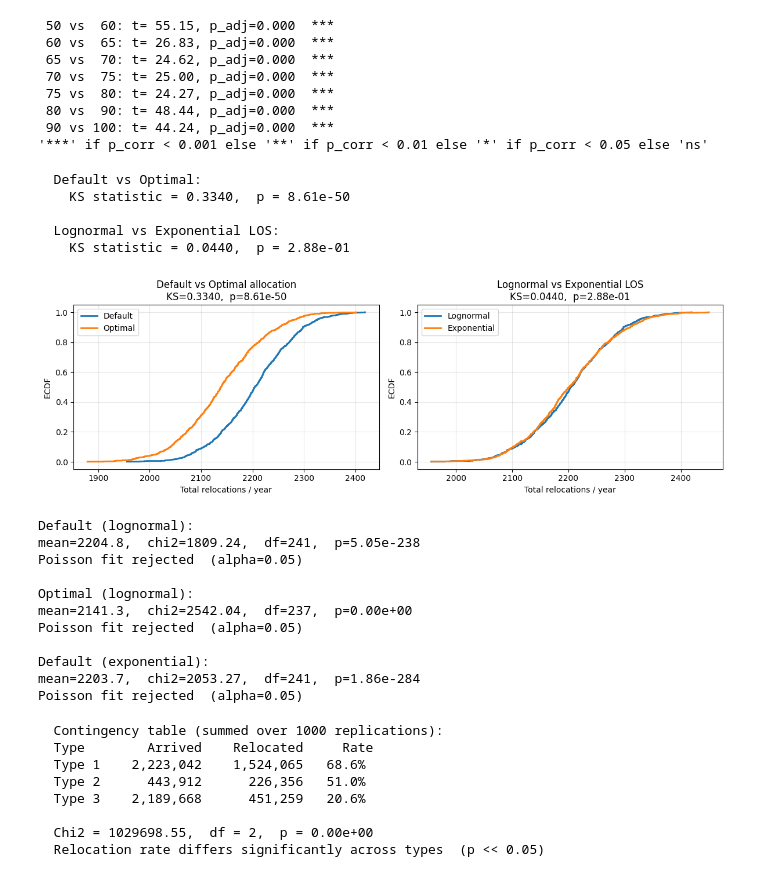
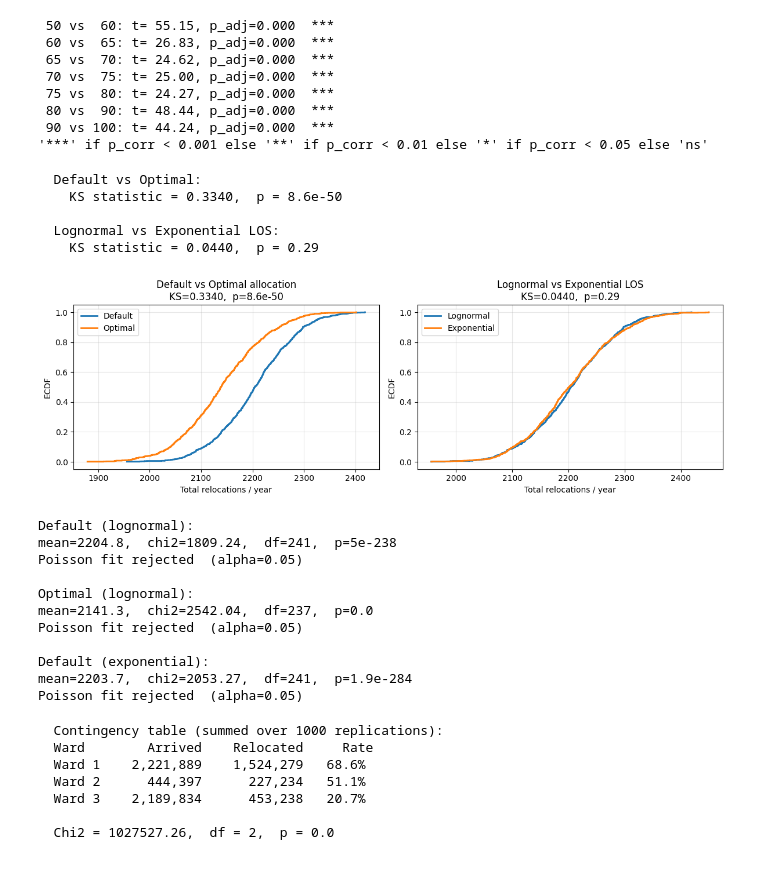
Before and after one commit to kris907j/Stochastic_sim, a Jupyter notebook: Project_2/Project_2_V.ipynb, the cells around one changed output. Cells and saved outputs as stored; diff of their text form; code cells hidden in the pictures.

```diff
--- a/Project_2/Project_2_V.ipynb
+++ b/Project_2/Project_2_V.ipynb
@@ -552,36 +541,36 @@ print("'***' if p_corr < 0.001 else '**' if p_corr < 0.01 else '*' if p_corr < 0
 # %%
 ks_stat, ks_p = stats.ks_2samp(raw_def, raw_opt)
 print(f"\n  Default vs Optimal:")
-print(f"    KS statistic = {ks_stat:.4f},  p = {ks_p:.2e}")
+print(f"    KS statistic = {ks_stat:.4f},  p = {ks_p:.2}")
 
 ks_stat, ks_p = stats.ks_2samp(raw_ln, raw_exp)
 print(f"\n  Lognormal vs Exponential LOS:")
-print(f"    KS statistic = {ks_stat:.4f},  p = {ks_p:.2e}")
+print(f"    KS statistic = {ks_stat:.4f},  p = {ks_p:.2}")
 
 fig, axes = plt.subplots(1, 2, figsize=(12, 4))
 
 for ax, (a, b, la, lb, title) in zip(axes, [
     (raw_def, raw_opt, 'Default', 'Optimal',      'Default vs Optimal allocation'),
     (raw_ln,  raw_exp, 'Lognormal', 'Exponential','Lognormal vs Exponential LOS'),
 ]):
     for sample, label in [(a, la), (b, lb)]:
         x = np.sort(sample)
         y = np.arange(1, len(x)+1) / len(x)
         ax.step(x, y, where='post', label=label, lw=2)
     ks, p = stats.ks_2samp(a, b)
     ax.set(xlabel='Total relocations / year', ylabel='ECDF',
-           title=f'{title}\nKS={ks:.4f},  p={p:.2e}')
+           title=f'{title}\nKS={ks:.4f},  p={p:.2}')
     ax.legend(); ax.grid(alpha=0.3)
 
 plt.tight_layout()
 plt.show()
 # %% [output]
   Default vs Optimal:
-    KS statistic = 0.3340,  p = 8.61e-50
+    KS statistic = 0.3340,  p = 8.6e-50
 
   Lognormal vs Exponential LOS:
-    KS statistic = 0.0440,  p = 2.88e-01
+    KS statistic = 0.0440,  p = 0.29
-[figure, old version]
+[figure, new version]
 # %%
 for label, sample in [('Default (lognormal)', raw_def),
                        ('Optimal (lognormal)', raw_opt),
@@ -600,27 +589,27 @@ for label, sample in [('Default (lognormal)', raw_def),
         obs = np.concatenate([obs[:-2], [obs[-2]+obs[-1]]])
         exp = np.concatenate([exp[:-2], [exp[-2]+exp[-1]]])
 
-    exp  = exp / exp.sum() * obs.sum()   # renormalize
+    exp  = exp / exp.sum() * obs.sum()
     chi2, p = stats.chisquare(obs, f_exp=exp, ddof=1)
     print(f"\n{label}:")
-    print(f"mean={mu_hat:.1f},  chi2={chi2:.2f},  df={len(obs)-2},  p={p:.2e}")
+    print(f"mean={mu_hat:.1f},  chi2={chi2:.2f},  df={len(obs)-2},  p={p:.2}")
     print(f"{'Poisson fit rejected' if p < 0.05 else 'Consistent with Poisson'}  (alpha=0.05)")
 # %% [output]
 Default (lognormal):
-mean=2204.8,  chi2=1809.24,  df=241,  p=5.05e-238
+mean=2204.8,  chi2=1809.24,  df=241,  p=5e-238
 Poisson fit rejected  (alpha=0.05)
 
 Optimal (lognormal):
-mean=2141.3,  chi2=2542.04,  df=237,  p=0.00e+00
+mean=2141.3,  chi2=2542.04,  df=237,  p=0.0
 Poisson fit rejected  (alpha=0.05)
 
 Default (exponential):
-mean=2203.7,  chi2=2053.27,  df=241,  p=1.86e-284
+mean=2203.7,  chi2=2053.27,  df=241,  p=1.9e-284
 Poisson fit rejected  (alpha=0.05)
 # %%
-def raw_counts(n_A, n_B, n_C, n_rep=1000, los_dist='lognormal', seed=42):
+def raw_counts(n_A, n_B, n_C, n_rep=1000, los_dist='lognormal'):
     """Returns (n_arr[3], n_rel[3]) summed over all replications."""
-    rng = np.random.default_rng(seed)
+    rng = np.random.seed(42)
     T = 365.
     sig = np.sqrt(np.log(2))
     mu_los   = np.array([np.log(4*np.sqrt(2)), np.log(6*np.sqrt(2)), np.log(5*np.sqrt(2))])
@@ -635,17 +624,17 @@ def raw_counts(n_A, n_B, n_C, n_rep=1000, los_dist='lognormal', seed=42):
         events = []
         t = 0.
         while True:
-            t += rng.exponential(1/lam_max1)
+            t += np.random.exponential(1/lam_max1)
             if t >= T: break
-            if rng.random() <= lam1(t)/lam_max1: events.append((t, 0))
+            if np.random.random() <= lam1(t)/lam_max1: events.append((t, 0))
         t = 0.
         while True:
-            t += rng.exponential(1/lam_max2)
+            t += np.random.exponential(1/lam_max2)
             if t >= T: break
-            if rng.random() <= lam1(t)/lam_max1: events.append((t, 1))
+            if np.random.random() <= lam1(t)/lam_max1: events.append((t, 1))
         t = 0.
         while True:
-            t += rng.exponential(1/lam3)
+            t += np.random.exponential(1/lam3)
             if t >= T: break
             events.append((t, 2))
         events.sort()
@@ -659,8 +648,8 @@ def raw_counts(n_A, n_B, n_C, n_rep=1000, los_dist='lognormal', seed=42):
             if ta <= td:
                 _, pt = events[ei]; ei += 1
                 n_arr[pt] += 1
-                los_fn = (lambda i: rng.lognormal(mu_los[i], sig)) if los_dist=='lognormal' \
-                         else (lambda i: rng.exponential(exp_mean[i]))
+                los_fn = (lambda i: np.random.lognormal(mu_los[i], sig)) if los_dist=='lognormal' \
+                         else (lambda i: np.random.exponential(exp_mean[i]))
                 if pt == 0:
                     if occ[0] < n_A: occ[0]+=1; heappush(deps,(cur+los_fn(0),0))
                     else: n_rel[0]+=1
@@ -686,17 +675,15 @@ table = np.array([rel, not_rel]).T   # shape (3, 2)
 chi2, p, dof, expected = stats.chi2_contingency(table)
 
 print(f"\n  Contingency table (summed over 1000 replications):")
-print(f"  {'Type':<8} {'Arrived':>10} {'Relocated':>12} {'Rate':>8}")
-for i, name in enumerate(['Type 1', 'Type 2', 'Type 3']):
+print(f"  {'Ward':<8} {'Arrived':>10} {'Relocated':>12} {'Rate':>8}")
+for i, name in enumerate(['Ward 1', 'Ward 2', 'Ward 3']):
     print(f"  {name:<8} {arr[i]:>10,} {rel[i]:>12,} {rel[i]/arr[i]:>7.1%}")
-print(f"\n  Chi2 = {chi2:.2f},  df = {dof},  p = {p:.2e}")
-print(f"  Relocation rate differs significantly across types  (p << 0.05)")
+print(f"\n  Chi2 = {chi2:.2f},  df = {dof},  p = {p:.2}")
 # %% [output]
   Contingency table (summed over 1000 replications):
-  Type        Arrived    Relocated     Rate
-  Type 1    2,223,042    1,524,065   68.6%
-  Type 2      443,912      226,356   51.0%
-  Type 3    2,189,668      451,259   20.6%
+  Ward        Arrived    Relocated     Rate
+  Ward 1    2,221,889    1,524,279   68.6%
+  Ward 2      444,397      227,234   51.1%
+  Ward 3    2,189,834      453,238   20.7%
 
-  Chi2 = 1029698.55,  df = 2,  p = 0.00e+00
-  Relocation rate differs significantly across types  (p << 0.05)
+  Chi2 = 1027527.26,  df = 2,  p = 0.0
```
Also changed, not shown: parts of 8 cells of this notebook.
